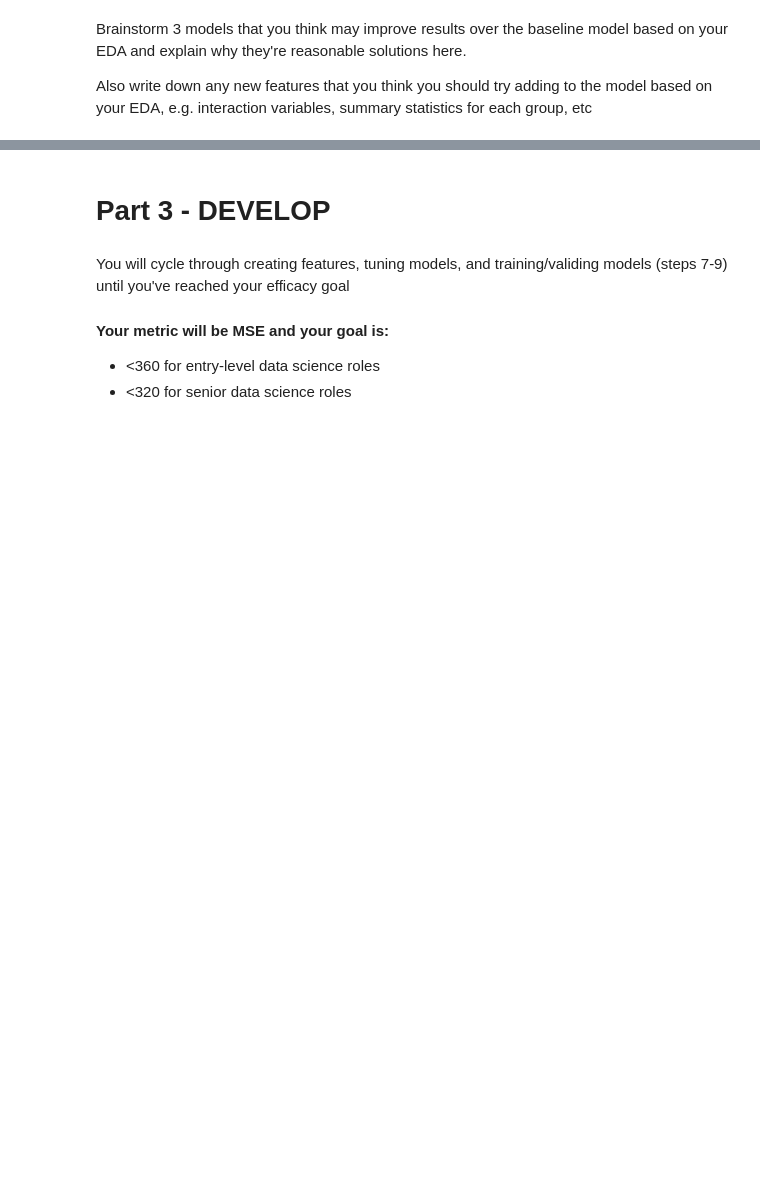
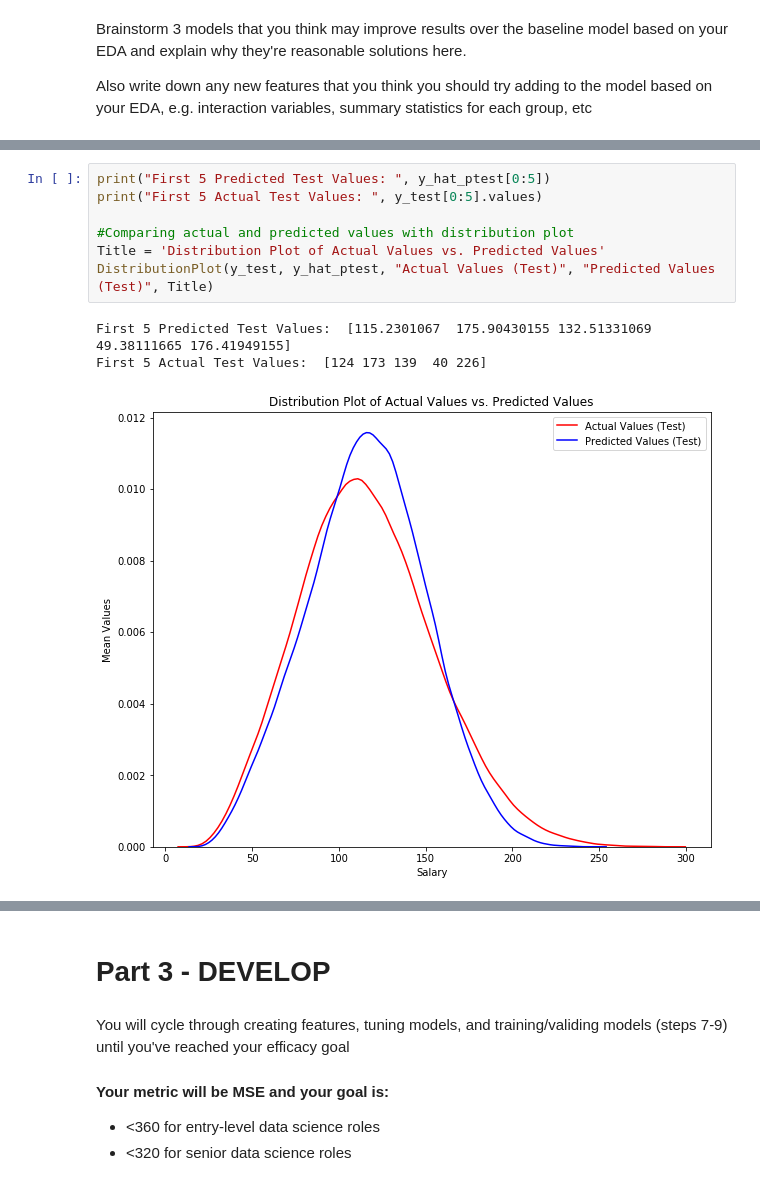
Before and after one commit to MrYoupiter/Salary_Prediction_Portfolio, a Jupyter notebook: SalaryPredictionProject.ipynb, the cells around one changed output, grey strips where cells are left out. Saved outputs shown, nothing was run; the diff lists cells and outputs as text; blank space fills up the shorter version.

```diff
--- a/SalaryPredictionProject.ipynb
+++ b/SalaryPredictionProject.ipynb
@@ -821,0 +949,11 @@ Also write down any new features that you think you should try adding to the mod
+# %%
+print("First 5 Predicted Test Values: ", y_hat_ptest[0:5])
+print("First 5 Actual Test Values: ", y_test[0:5].values)
+
+#Comparing actual and predicted values with distribution plot
+Title = 'Distribution Plot of Actual Values vs. Predicted Values'
+DistributionPlot(y_test, y_hat_ptest, "Actual Values (Test)", "Predicted Values (Test)", Title)
+# %% [output]
+First 5 Predicted Test Values:  [115.2301067  175.90430155 132.51331069  49.38111665 176.41949155]
+First 5 Actual Test Values:  [124 173 139  40 226]
+[figure, added]
```
Also changed, not shown: parts of 46 cells of this notebook.
